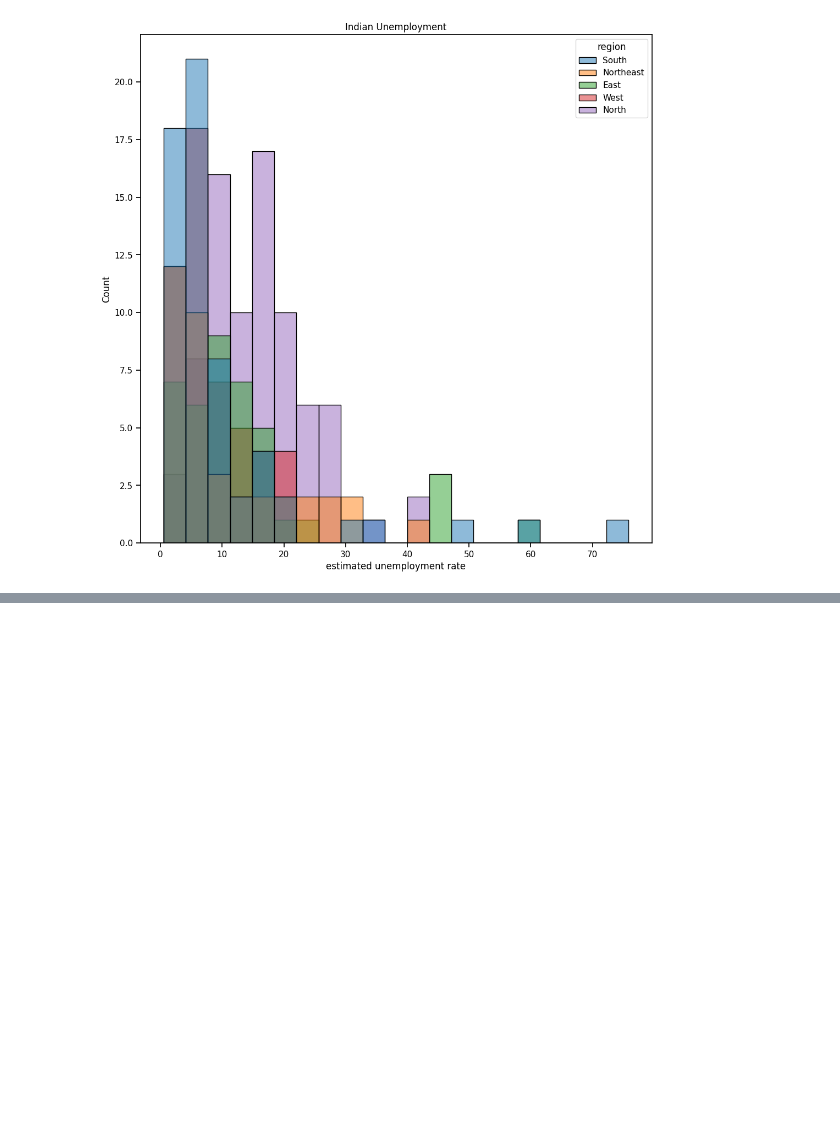
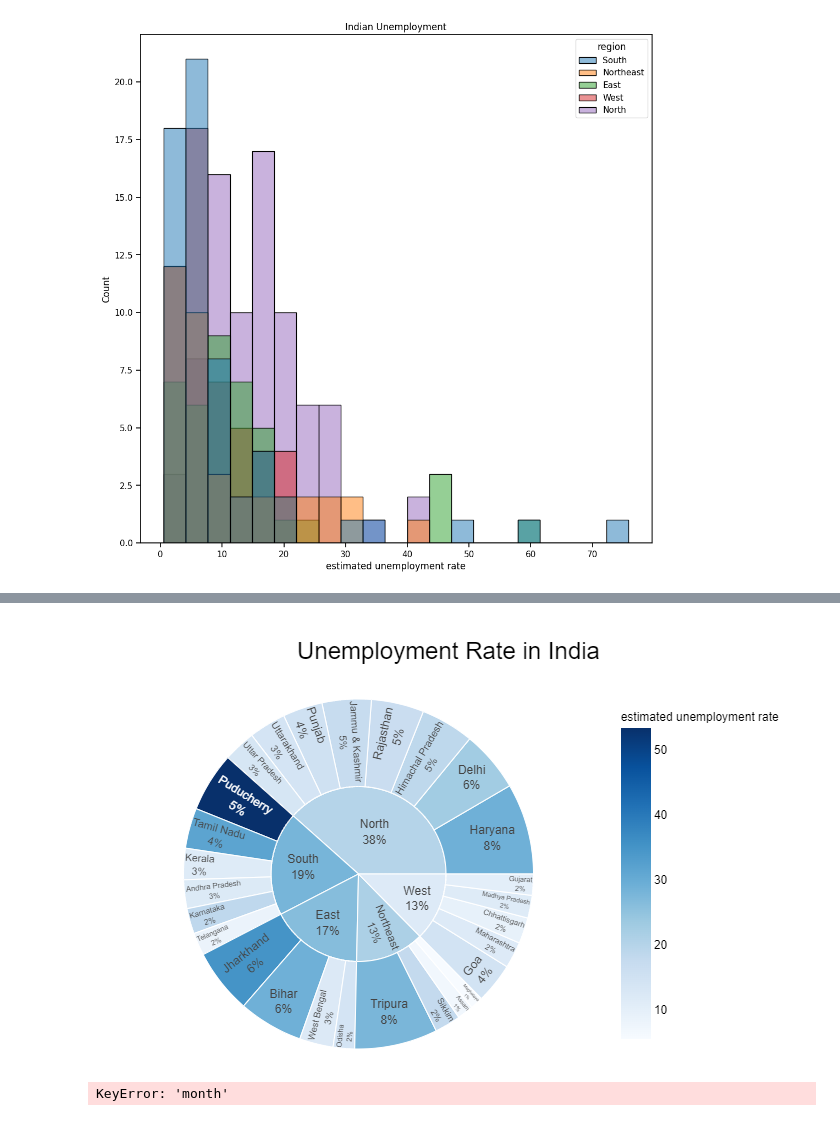
Before and after one commit to Imharsh08/Oibsip_taskno_2, a Jupyter notebook: unemployment-analysis-of-india-with-python.ipynb, the cells around one changed output, grey strips where cells are left out. Drawn from its saved outputs; the diff is of its cells as text; code cells hidden in the pictures; blank space fills up the shorter version.

```diff
--- a/unemployment-analysis-of-india-with-python.ipynb
+++ b/unemployment-analysis-of-india-with-python.ipynb
@@ -324,0 +348,32 @@ fig.show()
+# %%
+import plotly.express as px
+
+# Create a subset of the DataFrame with relevant columns
+unemployment = df[["state", "region", "estimated unemployment rate"]]
+
+# Create the sunburst plot
+fig = px.sunburst(unemployment, path=["region", "state"], values="estimated unemployment rate",
+                  color="estimated unemployment rate", color_continuous_scale="Blues",
+                  title="Unemployment Rate in India")
+
+# Customize the appearance
+fig.update_traces(textinfo="label+percent entry")
+fig.update_layout(
+    title_font=dict(size=24),
+    title_x=0.5,
+    margin=dict(l=20, r=20, t=80, b=20),
+    plot_bgcolor='white',
+    paper_bgcolor='white',
+    font=dict(family="Arial", size=12, color="black")
+)
+
+# Show the plot
+fig.show()
+# %% [output]
+[figure, added]
+# %%
+#between
+after_lockdown = df[df['month'].between(4, 6)]
+before_lockdown = df[df['month'].between(1, 4)]
+# %% [output]
+KeyError: 'month'
```
Also changed, not shown: parts of 14 cells of this notebook.
